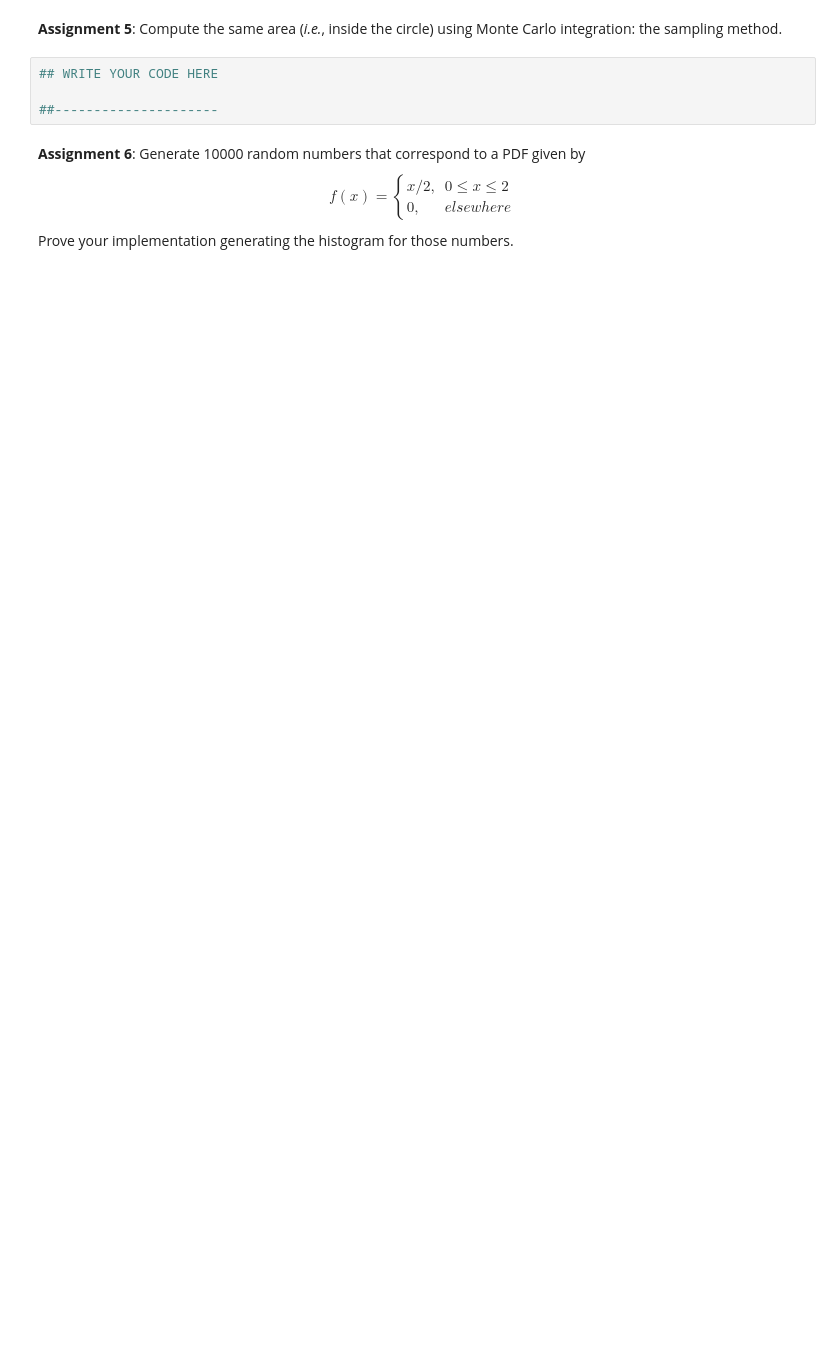
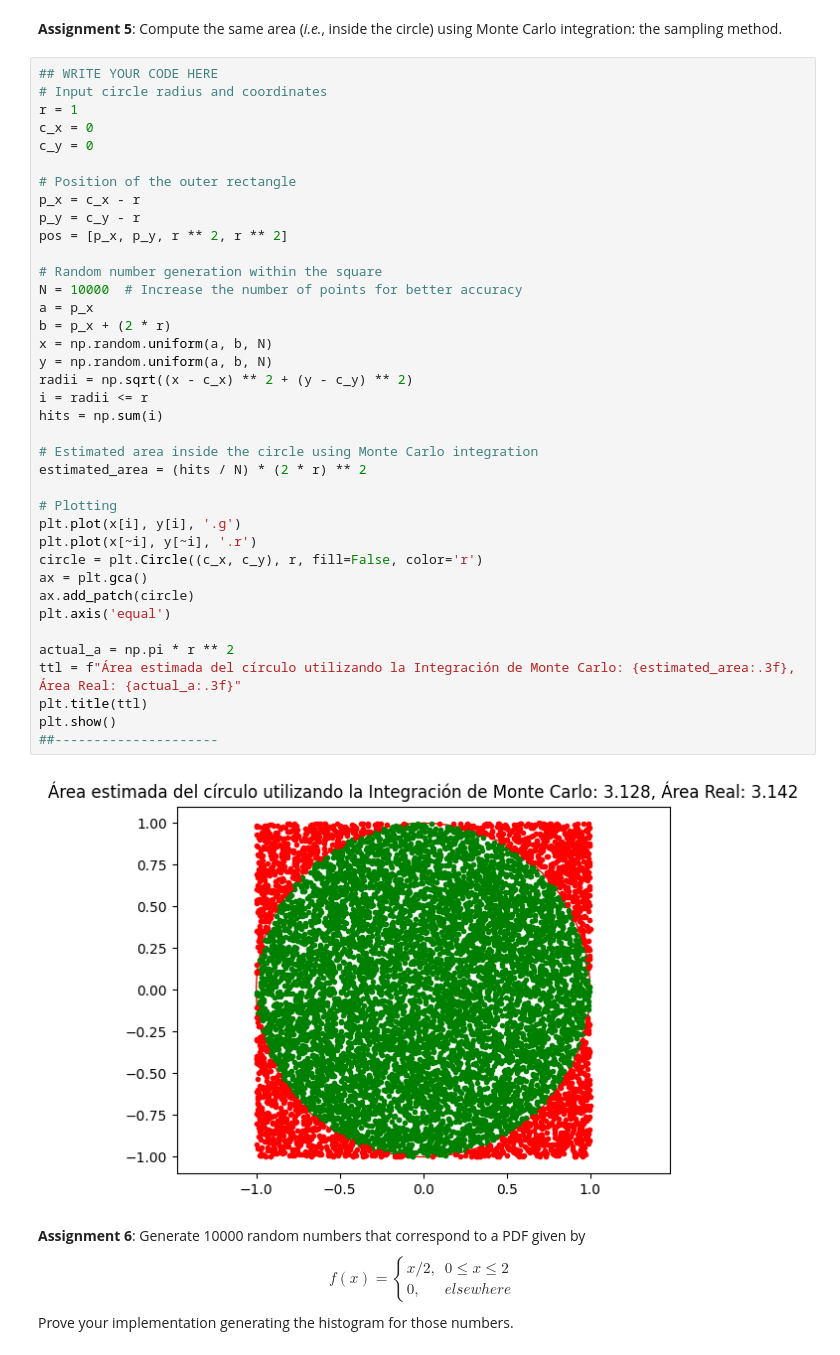
Before and after one commit to JossueJativa/Jupiter_notebook, a Jupyter notebook: MS4.ipynb, the cells around one changed output. Drawn from its saved outputs; the diff is of its cells as text; blank space fills up the shorter version.

```diff
--- a/MS4.ipynb
+++ b/MS4.ipynb
@@ -182,8 +226,44 @@ h = plt.hist(x_rvs, density=True)
 # %% [markdown]
 **Assignment 5**: Compute the same area (*i.e.*, inside the circle) using Monte Carlo integration: the sampling method.
-# %%
-## WRITE YOUR CODE HERE
-
-##---------------------
+# %%
+## WRITE YOUR CODE HERE
+# Input circle radius and coordinates
+r = 1
+c_x = 0
+c_y = 0
+
+# Position of the outer rectangle
+p_x = c_x - r
+p_y = c_y - r
+pos = [p_x, p_y, r ** 2, r ** 2]
+
+# Random number generation within the square
+N = 10000  # Increase the number of points for better accuracy
+a = p_x
+b = p_x + (2 * r)
+x = np.random.uniform(a, b, N)
+y = np.random.uniform(a, b, N)
+radii = np.sqrt((x - c_x) ** 2 + (y - c_y) ** 2)
+i = radii <= r
+hits = np.sum(i)
+
+# Estimated area inside the circle using Monte Carlo integration
+estimated_area = (hits / N) * (2 * r) ** 2
+
+# Plotting
+plt.plot(x[i], y[i], '.g')
+plt.plot(x[~i], y[~i], '.r')
+circle = plt.Circle((c_x, c_y), r, fill=False, color='r')
+ax = plt.gca()
+ax.add_patch(circle)
+plt.axis('equal')
+
+actual_a = np.pi * r ** 2
+ttl = f"Área estimada del círculo utilizando la Integración de Monte Carlo: {estimated_area:.3f}, Área Real: {actual_a:.3f}"
+plt.title(ttl)
+plt.show()
+##---------------------
+# %% [output]
+[figure, added]
 # %% [markdown]
 **Assignment 6**: Generate 10000 random numbers that correspond to a PDF given by $$f(x)=\begin{cases} x/2, & 0\le x\le 2\\ 0, & elsewhere \end{cases}$$ Prove your implementation generating the histogram for those numbers.
```
Also changed, not shown: parts of 14 cells of this notebook.
